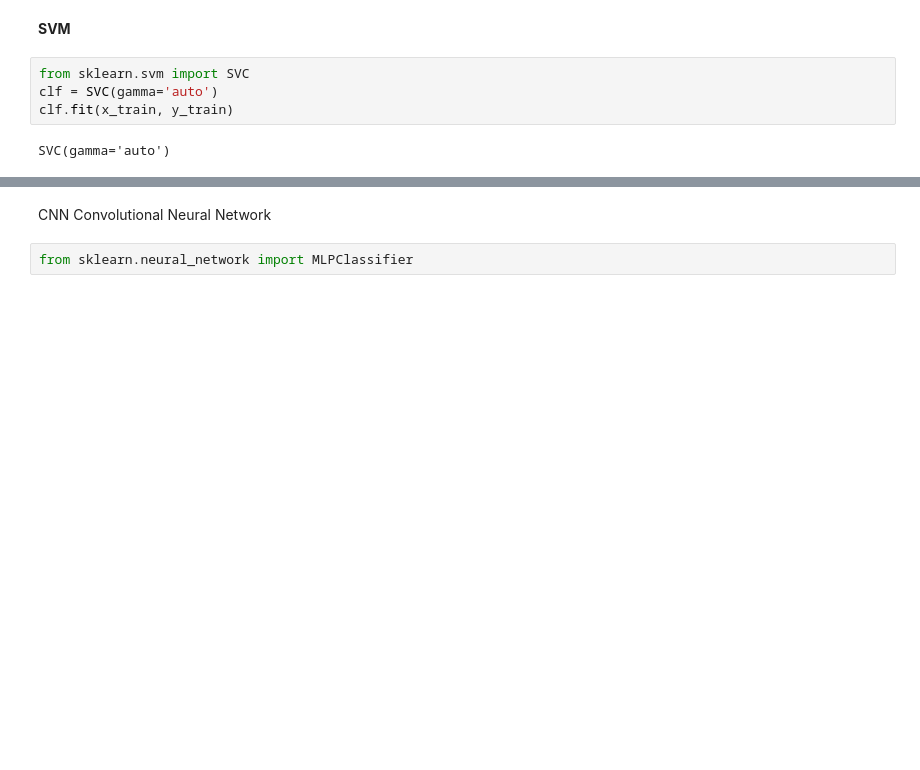
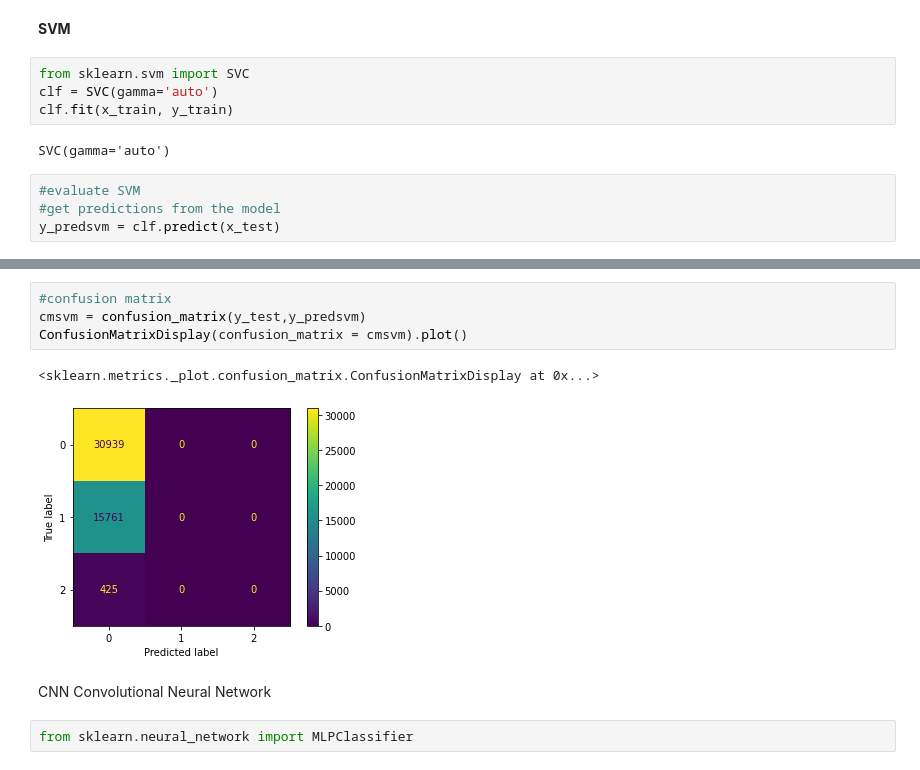
Before and after one commit to tianiachan/IdentifyingAirBnBsinSantaClara, a Jupyter notebook: Data670_Identifying_AirBnBs.ipynb, the cells around one changed output, grey strips where cells are left out. Cells and saved outputs as stored; diff of their text form; blank space fills up the shorter version.

```diff
--- a/Data670_Identifying_AirBnBs.ipynb
+++ b/Data670_Identifying_AirBnBs.ipynb
@@ -601,3 +638,7 @@ clf = SVC(gamma='auto')
 clf.fit(x_train, y_train)
 # %% [output]
 SVC(gamma='auto')
+# %%
+#evaluate SVM
+#get predictions from the model
+y_predsvm = clf.predict(x_test)
@@ -604,3 +663,10 @@ SVC(gamma='auto')
+# %%
+#confusion matrix
+cmsvm = confusion_matrix(y_test,y_predsvm)
+ConfusionMatrixDisplay(confusion_matrix = cmsvm).plot()
+# %% [output]
+<sklearn.metrics._plot.confusion_matrix.ConfusionMatrixDisplay at 0x...>
+[figure, added]
 # %% [markdown]
 CNN Convolutional Neural Network
 # %%
```
Also changed, not shown: parts of 12 cells of this notebook.
